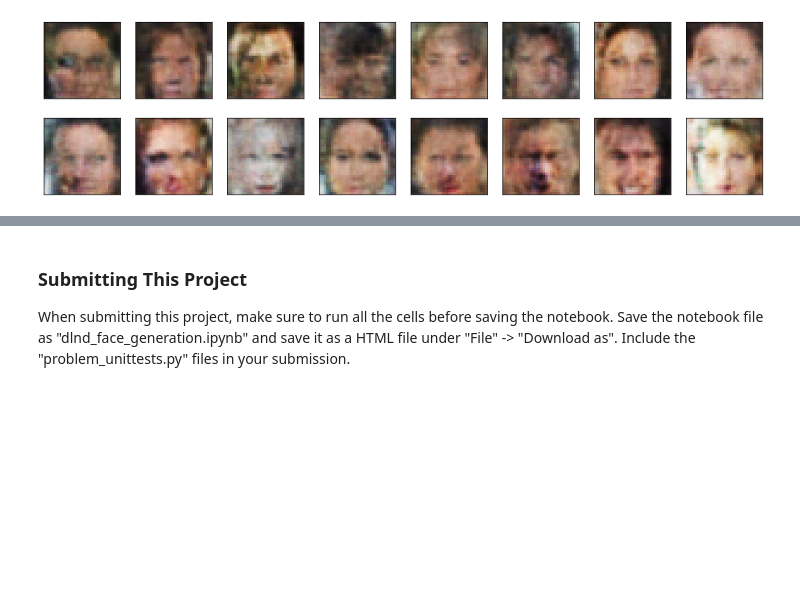
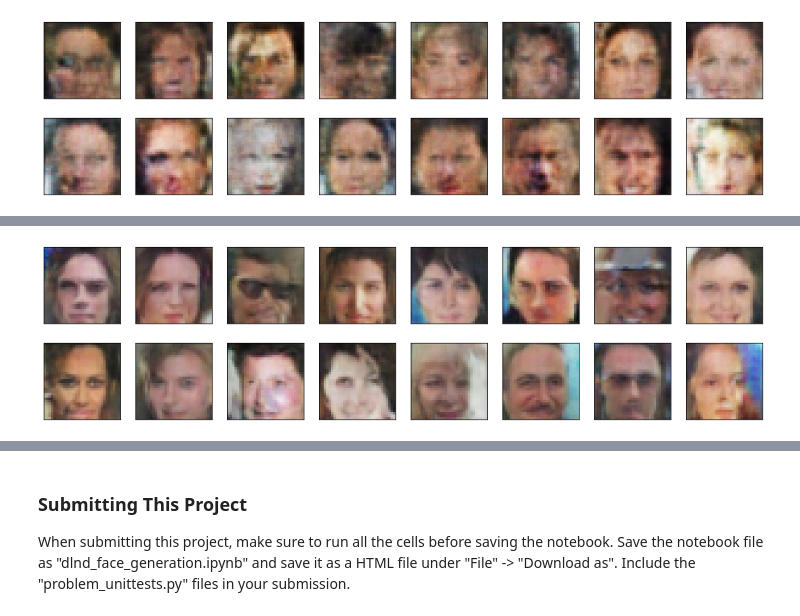
Before and after one commit to Marvinsky/face_generation, a Jupyter notebook: dlnd_face_generation.ipynb, the cells around one changed output, grey strips where cells are left out. Cells and saved outputs as stored; diff of their text form; code cells hidden in the pictures; blank space fills up the shorter version.

```diff
--- a/dlnd_face_generation.ipynb
+++ b/dlnd_face_generation.ipynb
@@ -932,0 +1009,8 @@ _ = view_samples(-1, samples_config4)
+# %%
+# Load samples from generator, taken while training
+with open(save_file_name5, 'rb') as f:
+    samples_config5 = pkl.load(f)
+# %%
+_ = view_samples(-1, samples_config5)
+# %% [output]
+[figure, added]
```
Also changed, not shown: parts of 5 cells of this notebook.
